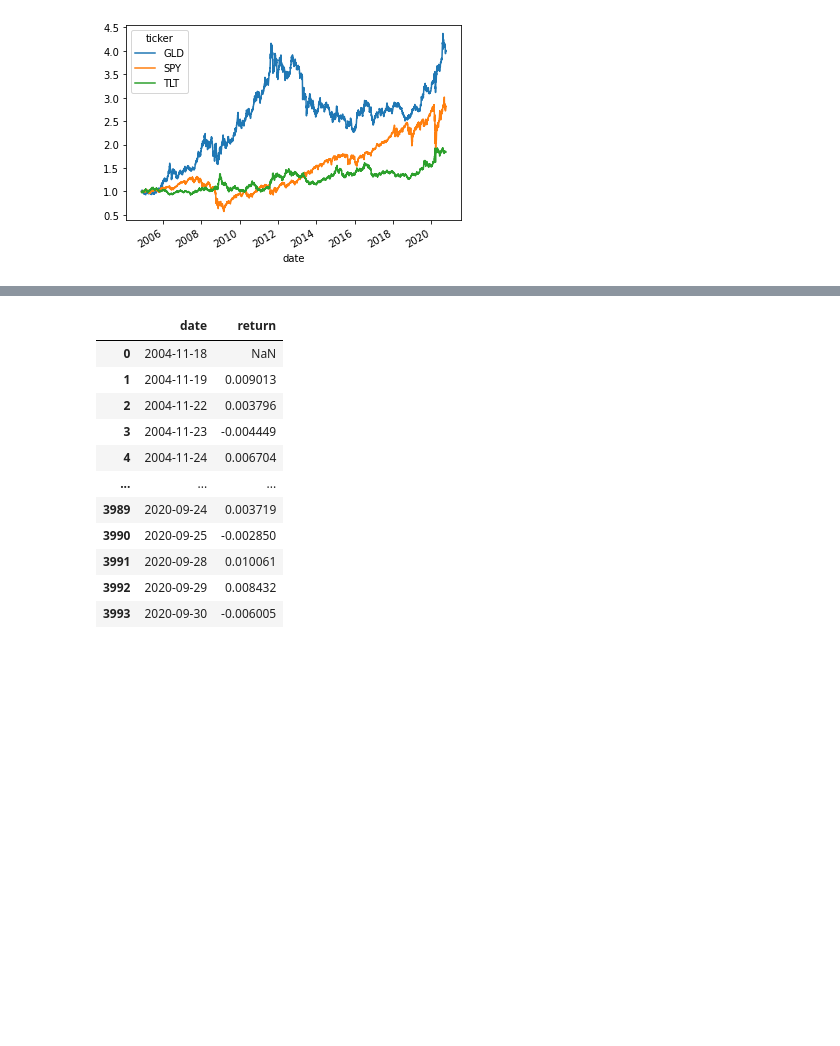
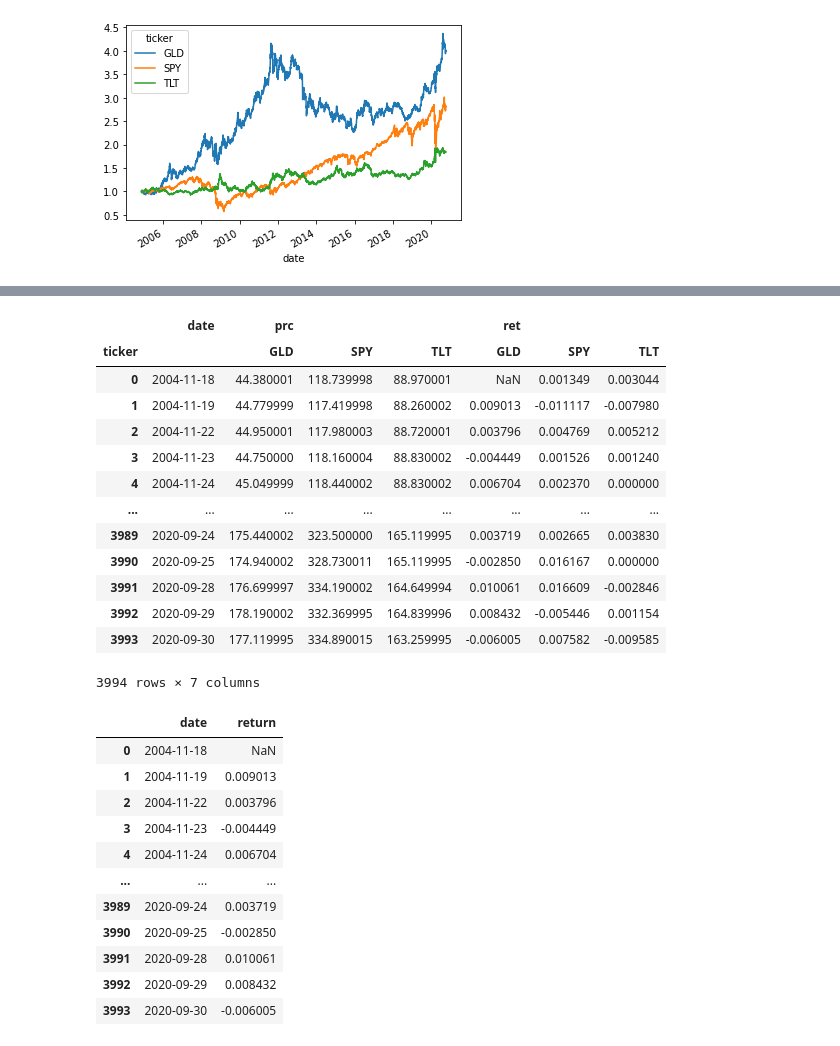
Before and after one commit to ningtong88/Capstone_TDAmeritrade, a Jupyter notebook: TDAmeritrade Portfolio Rebalancing.ipynb, the cells around one changed output, grey strips where cells are left out. Cells and saved outputs as stored; diff of their text form; code cells hidden in the pictures; blank space fills up the shorter version.

```diff
--- a/TDAmeritrade Portfolio Rebalancing.ipynb
+++ b/TDAmeritrade Portfolio Rebalancing.ipynb
@@ -76,4 +88,6 @@ etf_incept_date_range = crsp_db.raw_sql('select distinct permno, min(date), max(
 #Keep only the data for the assets we want and also only keep the time period that all assets are active
 dsf_filtered = dsf_keep[dsf_keep['date'].dt.date >= etf_incept_date_range['min'].max()]
 # %%
-df1 = dsf_filtered.pivot(index='date', columns='ticker', values=['prc','ret'])
+dsf_filtered.set_index('date', inplace=True)
+
+#df1 = dsf_filtered.pivot(index='date', columns='ticker', values=['prc','ret'])
@@ -110,3 +226,24 @@ portfolio_weights = np.array([0.5, 0.4, 0.1])
+# %%
+list(df1)
+df_test_1 = pd.DataFrame(df1)
+df_test_1.reset_index(level=0, inplace=True)
+# %%
+df_test_1
+# %% [output]
+|  | date | prc |  |  | ret |  |  |
+| ticker |  | GLD | SPY | TLT | GLD | SPY | TLT |
+| 0 | 2004-11-18 | 44.380001 | 118.739998 | 88.970001 | NaN | 0.001349 | 0.003044 |
+| 1 | 2004-11-19 | 44.779999 | 117.419998 | 88.260002 | 0.009013 | -0.011117 | -0.007980 |
+| 2 | 2004-11-22 | 44.950001 | 117.980003 | 88.720001 | 0.003796 | 0.004769 | 0.005212 |
+| 3 | 2004-11-23 | 44.750000 | 118.160004 | 88.830002 | -0.004449 | 0.001526 | 0.001240 |
+| 4 | 2004-11-24 | 45.049999 | 118.440002 | 88.830002 | 0.006704 | 0.002370 | 0.000000 |
+| ... | ... | ... | ... | ... | ... | ... | ... |
+| 3989 | 2020-09-24 | 175.440002 | 323.500000 | 165.119995 | 0.003719 | 0.002665 | 0.003830 |
+| 3990 | 2020-09-25 | 174.940002 | 328.730011 | 165.119995 | -0.002850 | 0.016167 | 0.000000 |
+| 3991 | 2020-09-28 | 176.699997 | 334.190002 | 164.649994 | 0.010061 | 0.016609 | -0.002846 |
+| 3992 | 2020-09-29 | 178.190002 | 332.369995 | 164.839996 | 0.008432 | -0.005446 | 0.001154 |
+| 3993 | 2020-09-30 | 177.119995 | 334.890015 | 163.259995 | -0.006005 | 0.007582 | -0.009585 |
+3994 rows × 7 columns
 # %%
 list(df1)
 df2 = df1[('ret', 'GLD')]
```
Also changed, not shown: parts of 18 cells of this notebook.
